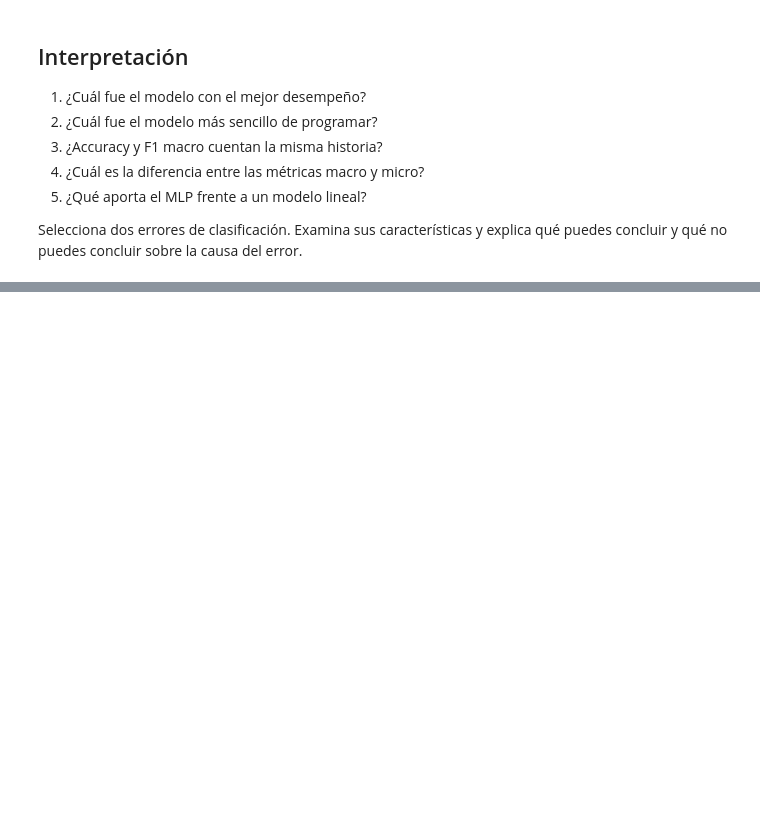
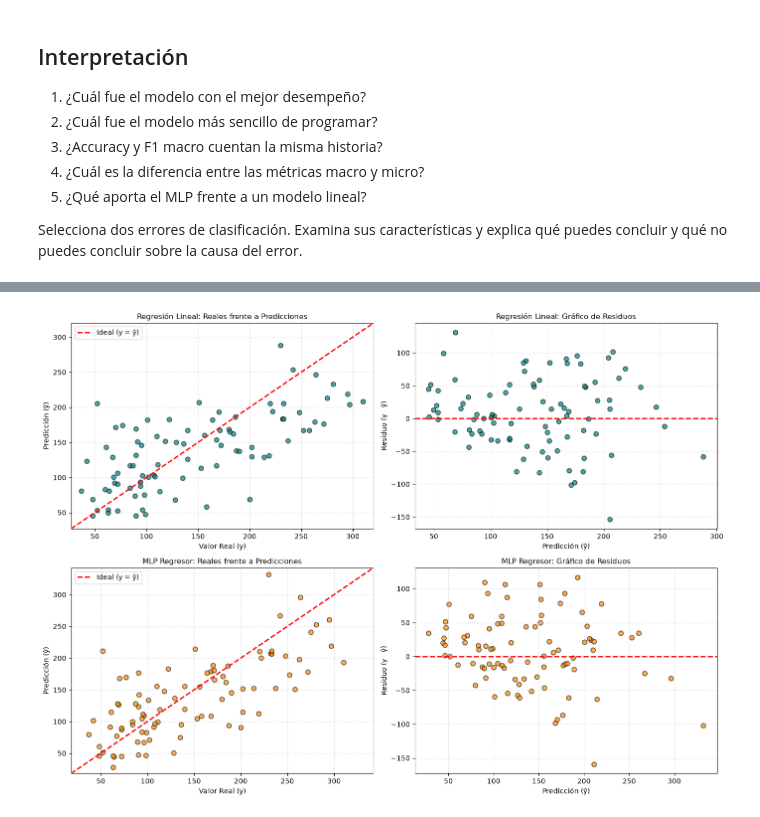
Before and after one commit to Josefu-zero/Revision_ML, a Jupyter notebook: 01_revml.ipynb, the cells around one changed output, grey strips where cells are left out. Drawn from its saved outputs; the diff is of its cells as text; code cells hidden in the pictures; blank space fills up the shorter version.

```diff
--- a/01_revml.ipynb
+++ b/01_revml.ipynb
@@ -492,0 +679,18 @@ Examina:
+# %%
+# 4. Evaluación Final en el Conjunto de Prueba (Modelos Congelados)
+test_records = []
+trained_models = {}
+
+for name, model in models.items():
+    y_pred_test = model.predict(X_test)
+    test_records.append({
+        "Modelo": name,
+        "MAE": round(mean_absolute_error(y_test, y_pred_test), 2),
+        "RMSE": round(root_mean_squared_error(y_test, y_pred_test), 2),
+        "R²": round(r2_score(y_test, y_pred_test), 4)
+    })
+    trained_models[name] = model
+
+df_test = pd.DataFrame(test_records).sort_values("RMSE").reset_index(drop=True)
+print("--- Tabla Final de Resultados en Prueba ---")
+display(df_test)
@@ -492,0 +708,34 @@ Examina:
+# %%
+# 5. Gráficos de Diagnóstico: Regresión Lineal vs. MLP (Test)
+fig, axes = plt.subplots(2, 2, figsize=(14, 10))
+
+for i, name in enumerate(["Regresión Lineal", "MLP Regresor"]):
+    model = trained_models[name]
+    y_pred = model.predict(X_test)
+    residuals = y_test.values - y_pred
+    color = "teal" if i == 0 else "darkorange"
+
+    # 1. Gráfico de Valores Reales frente a Predicciones
+    axes[i, 0].scatter(y_test, y_pred, alpha=0.7, color=color, edgecolors='k', s=45)
+    lims = [min(y_test.min(), y_pred.min()) - 10, max(y_test.max(), y_pred.max()) + 10]
+    axes[i, 0].plot(lims, lims, '--r', linewidth=2, label="Ideal (y = ŷ)")
+    axes[i, 0].set_xlim(lims)
+    axes[i, 0].set_ylim(lims)
+    axes[i, 0].set_title(f"{name}: Reales frente a Predicciones", fontsize=11)
+    axes[i, 0].set_xlabel("Valor Real (y)")
+    axes[i, 0].set_ylabel("Predicción (ŷ)")
+    axes[i, 0].legend()
+    axes[i, 0].grid(True, linestyle=":", alpha=0.6)
+
+    # 2. Gráfico de Residuos
+    axes[i, 1].scatter(y_pred, residuals, alpha=0.7, color=color, edgecolors='k', s=45)
+    axes[i, 1].axhline(0, color='r', linestyle='--', linewidth=2)
+    axes[i, 1].set_title(f"{name}: Gráfico de Residuos", fontsize=11)
+    axes[i, 1].set_xlabel("Predicción (ŷ)")
+    axes[i, 1].set_ylabel("Residuo (y - ŷ)")
+    axes[i, 1].grid(True, linestyle=":", alpha=0.6)
+
+plt.tight_layout()
+plt.show()
+# %% [output]
+[figure, added]
```
Also changed, not shown: parts of 12 cells of this notebook, 1 other file.
